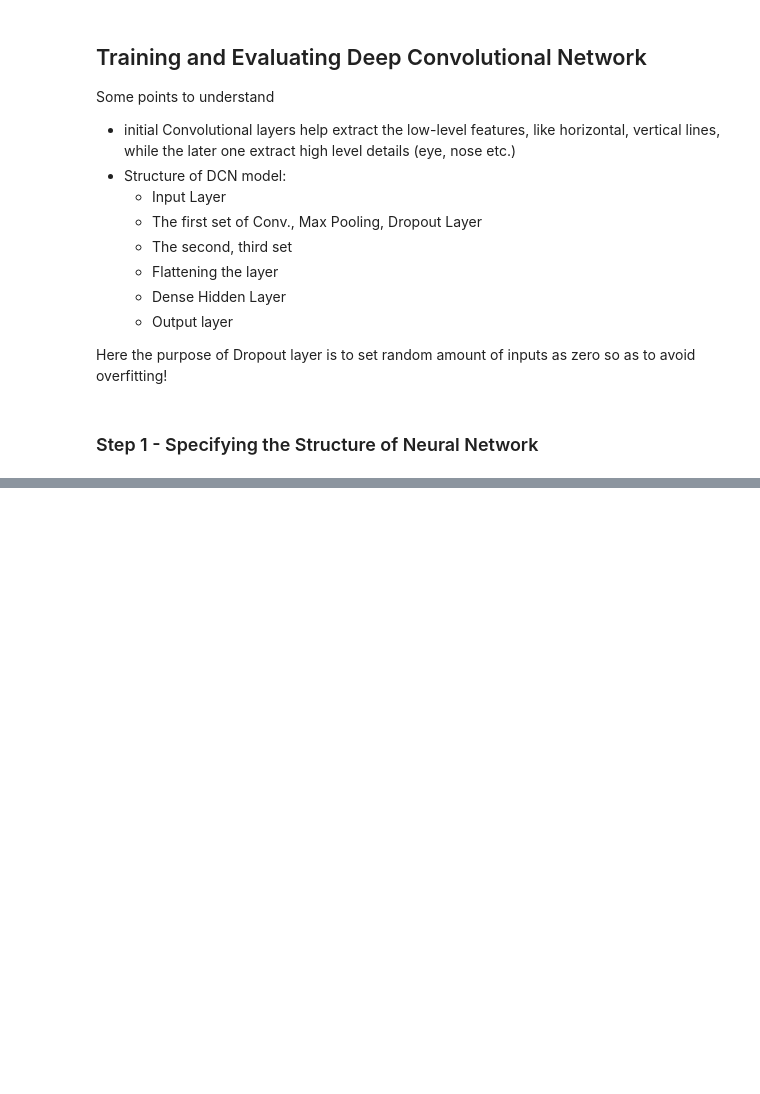
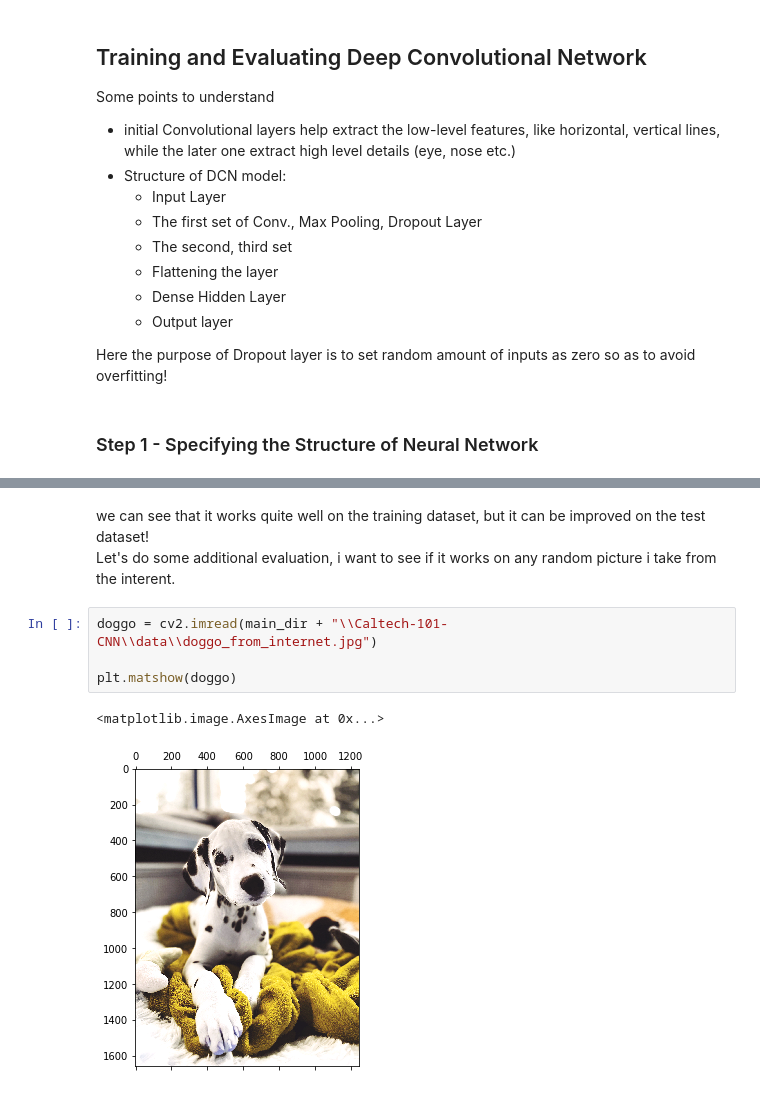
Before and after one commit to tobixoxo/Caltech-101-CNN, a Jupyter notebook: image classifier.ipynb, the cells around one changed output, grey strips where cells are left out. Saved outputs shown, nothing was run; the diff lists cells and outputs as text; blank space fills up the shorter version.

```diff
--- a/image classifier.ipynb
+++ b/image classifier.ipynb
@@ -175,0 +331,10 @@ model.add(Dropout(0.2, name= "Dropout-Layer-3"))
+# %% [markdown]
+we can see that it works quite well on the training dataset, but it can be improved on the test dataset!
+Let's do some additional evaluation, i want to see if it works on any random picture i take from the interent.
+# %%
+doggo = cv2.imread(main_dir + "\\Caltech-101-CNN\\data\\doggo_from_internet.jpg")
+
+plt.matshow(doggo)
+# %% [output]
+<matplotlib.image.AxesImage at 0x...>
+[figure, added]
```
Also changed, not shown: parts of 14 cells of this notebook.
